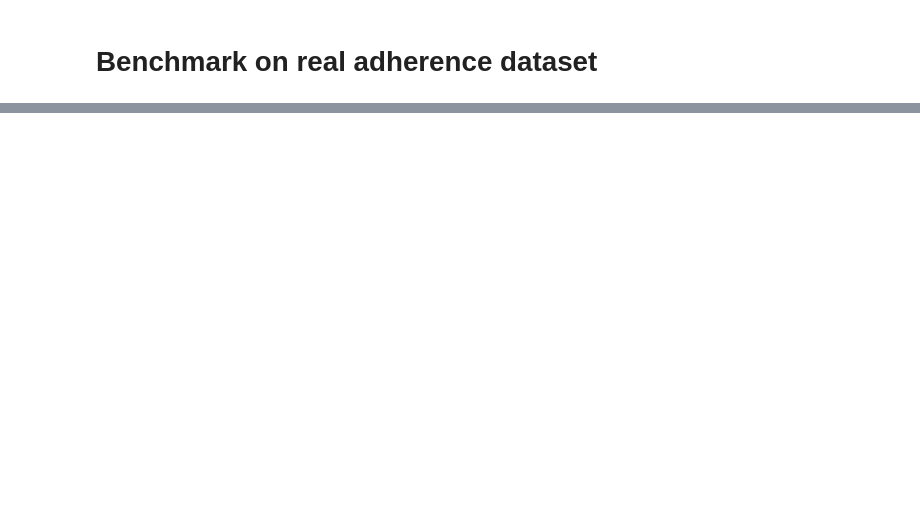
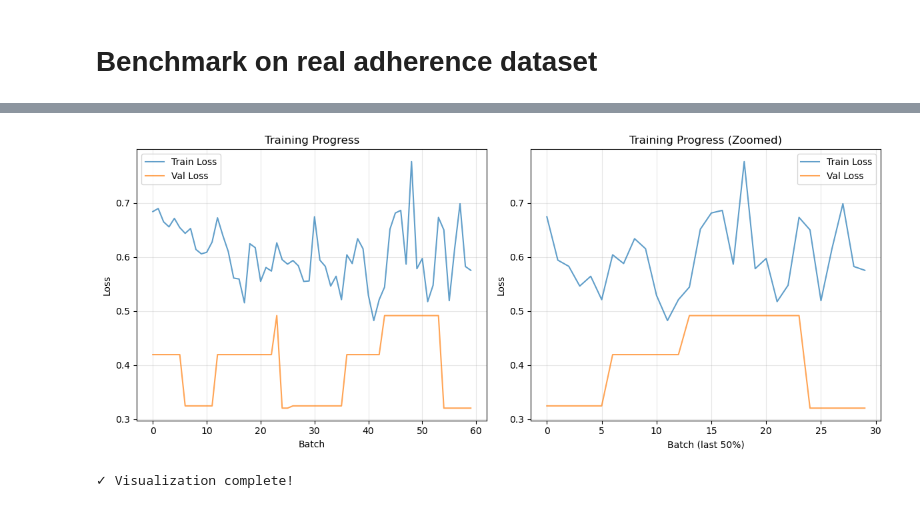
Before and after one commit to andrei-lixandru-vu/NDEs-for-adherence, a Jupyter notebook: clean_ndes/cleanNDEs_example_usage.ipynb, the cells around one changed output, grey strips where cells are left out. Drawn from its saved outputs; the diff is of its cells as text; code cells hidden in the pictures; blank space fills up the shorter version.

```diff
--- a/clean_ndes/cleanNDEs_example_usage.ipynb
+++ b/clean_ndes/cleanNDEs_example_usage.ipynb
@@ -168,10 +166,11 @@ from torch.utils.data import random_split, DataLoader
 np.random.seed(SEED)
 torch.manual_seed(SEED)
 
+
 # 1) Generate dataset
 N, T, D = N_TRAJECTORIES, T_TIME_STEPS, D_DIMENSIONS
 data, adherence_dropped_at = generate_synthetic_data_super_simple(N, T, D)
-dataset = AdherenceDataset(data)
+dataset = AdhereenceDatast(data)
 
 # 2) 80/20 train-val split
 dataset_size = len(dataset)
@@ -224,0 +484,33 @@ Shown validation sample index: 673 (of 1000 total)
+# %%
+# Plot training curves
+import matplotlib.pyplot as plt
+
+plt.figure(figsize=(12, 5))
+
+plt.subplot(1, 2, 1)
+plt.plot(train_losses, label='Train Loss', color='tab:blue', alpha=0.7)
+plt.plot(val_losses, label='Val Loss', color='tab:orange', alpha=0.7)
+plt.xlabel('Batch')
+plt.ylabel('Loss')
+plt.title('Training Progress')
+plt.legend()
+plt.grid(True, alpha=0.3)
+
+plt.subplot(1, 2, 2)
+# Plot last 50% of batches to see convergence better
+start_idx = len(train_losses) // 2
+plt.plot(train_losses[start_idx:], label='Train Loss', color='tab:blue', alpha=0.7)
+plt.plot(val_losses[start_idx:], label='Val Loss', color='tab:orange', alpha=0.7)
+plt.xlabel('Batch (last 50%)')
+plt.ylabel('Loss')
+plt.title('Training Progress (Zoomed)')
+plt.legend()
+plt.grid(True, alpha=0.3)
+
+plt.tight_layout()
+plt.show()
+
+print("✓ Visualization complete!")
+# %% [output]
+[figure, added]
+✓ Visualization complete!
```
Also changed, not shown: parts of 17 cells of this notebook, 12 other files.
